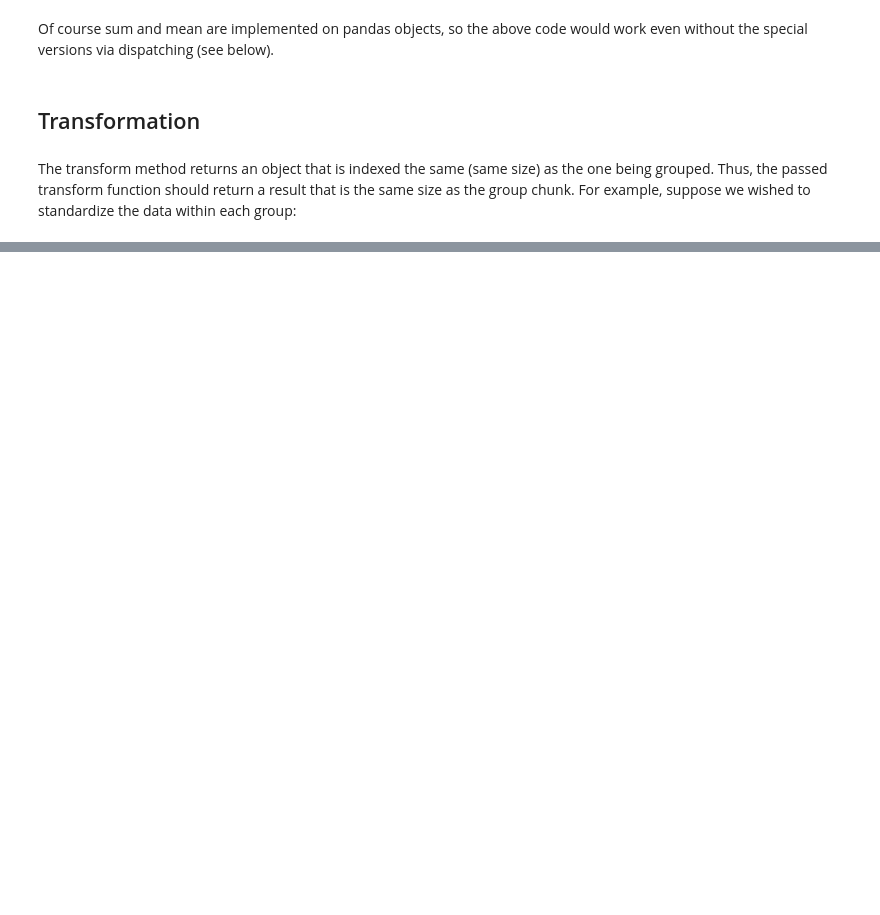
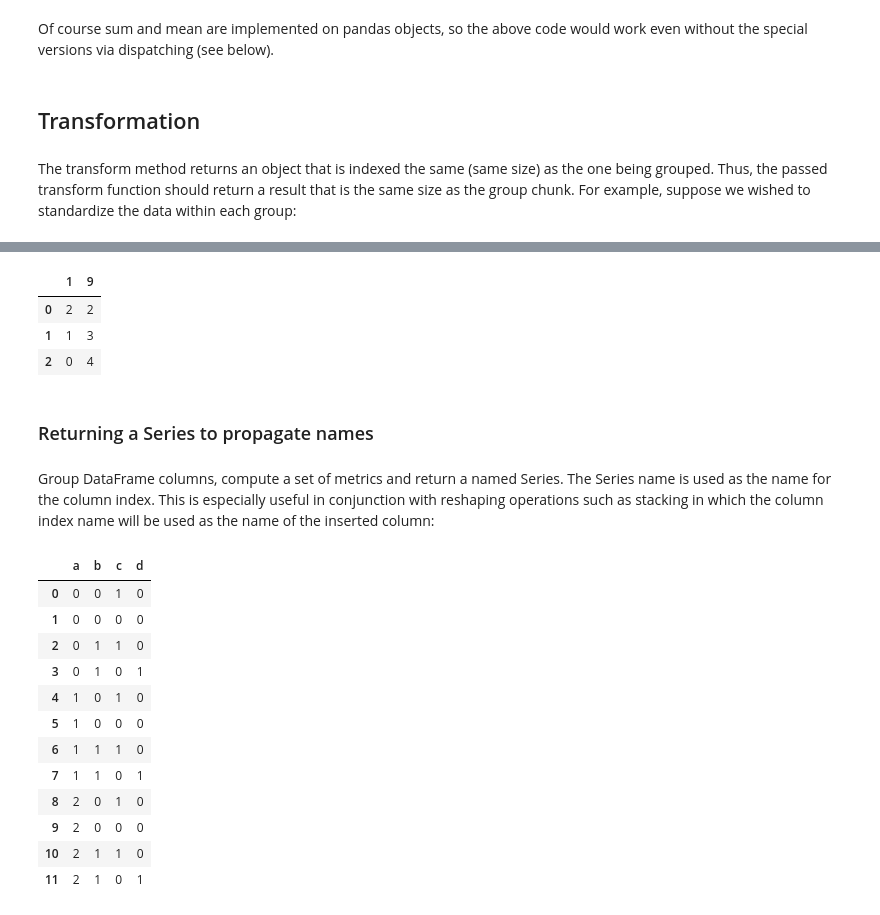
Before and after one commit to gardnmi/Pandas-Tutorials, a Jupyter notebook: Group By- split-apply-combine.ipynb, the cells around one changed output, grey strips where cells are left out. Cells and saved outputs as stored; diff of their text form; code cells hidden in the pictures; blank space fills up the shorter version.

```diff
--- a/Group By- split-apply-combine.ipynb
+++ b/Group By- split-apply-combine.ipynb
@@ -653,0 +1651,34 @@ The transform method returns an object that is indexed the same (same size) as t
+# %%
+grouped.sum()
+# %% [output]
+|  | 1 | 9 |
+| 0 | 2 | 2 |
+| 1 | 1 | 3 |
+| 2 | 0 | 4 |
+# %% [markdown]
+### Returning a Series to propagate names
+# %% [markdown]
+Group DataFrame columns, compute a set of metrics and return a named Series. The Series name is used as the name for the column index. This is especially useful in conjunction with reshaping operations such as stacking in which the column index name will be used as the name of the inserted column:
+# %%
+df = pd.DataFrame({
+         'a':  [0, 0, 0, 0, 1, 1, 1, 1, 2, 2, 2, 2],
+         'b':  [0, 0, 1, 1, 0, 0, 1, 1, 0, 0, 1, 1],
+         'c':  [1, 0, 1, 0, 1, 0, 1, 0, 1, 0, 1, 0],
+         'd':  [0, 0, 0, 1, 0, 0, 0, 1, 0, 0, 0, 1],
+         })
+# %%
+df
+# %% [output]
+|  | a | b | c | d |
+| 0 | 0 | 0 | 1 | 0 |
+| 1 | 0 | 0 | 0 | 0 |
+| 2 | 0 | 1 | 1 | 0 |
+| 3 | 0 | 1 | 0 | 1 |
+| 4 | 1 | 0 | 1 | 0 |
+| 5 | 1 | 0 | 0 | 0 |
+| 6 | 1 | 1 | 1 | 0 |
+| 7 | 1 | 1 | 0 | 1 |
+| 8 | 2 | 0 | 1 | 0 |
+| 9 | 2 | 0 | 0 | 0 |
+| 10 | 2 | 1 | 1 | 0 |
+| 11 | 2 | 1 | 0 | 1 |
```
Also changed, not shown: parts of 210 cells of this notebook.
